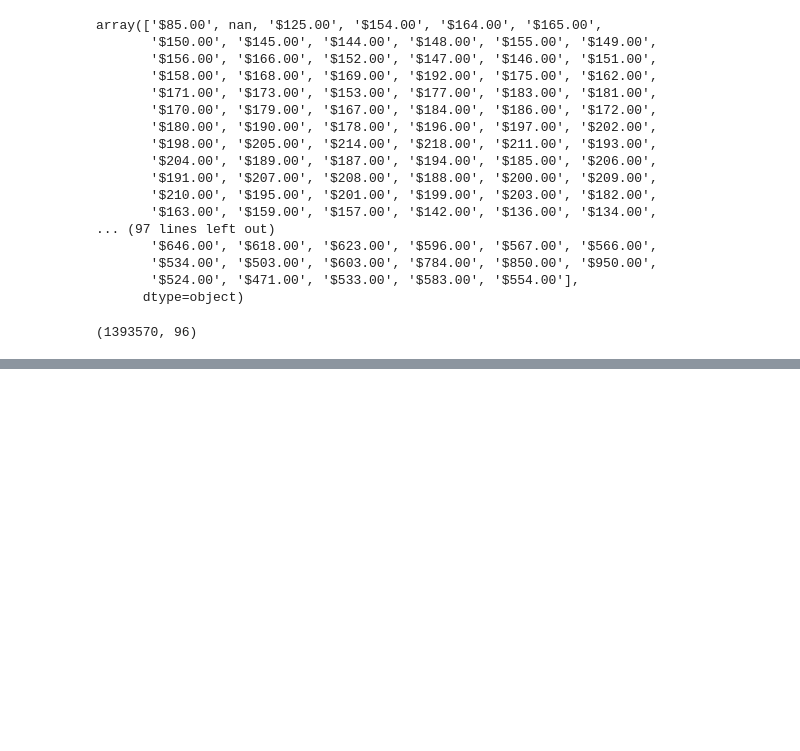
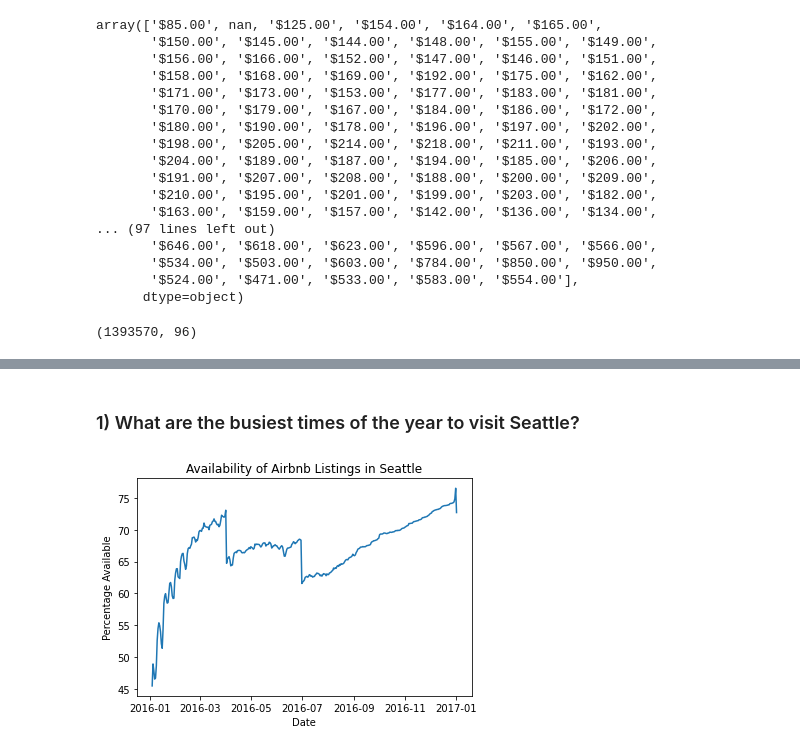
Before and after one commit to Naraendra-Reddy/Exploring-Seattle-Airbnb-Open-Data-Insights-and-Trends, a Jupyter notebook: Exploring_Seattle_Airbnb_Open_Data_Insights_and_Trends.ipynb, the cells around one changed output, grey strips where cells are left out. Drawn from its saved outputs; the diff is of its cells as text; code cells hidden in the pictures; blank space fills up the shorter version.

```diff
--- a/Exploring_Seattle_Airbnb_Open_Data_Insights_and_Trends.ipynb
+++ b/Exploring_Seattle_Airbnb_Open_Data_Insights_and_Trends.ipynb
@@ -334,0 +341,15 @@ temp_df.shape
+# %%
+# Merge the listings and calendar dataframes
+merged_df = pd.merge(listings_df[['id', 'price']], calendar_df, left_on='id', right_on='listing_id')
+
+# Replace NaN values in the price column with the value from the listings dataframe
+merged_df['price'] = merged_df['price_x'].fillna(merged_df['price_y'])
+
+# Drop the unnecessary columns
+merged_df.drop(['id', 'price_x', 'price_y', 'listing_id'], axis=1, inplace=True)
+
+# Convert the price column to a float
+merged_df['price'] = merged_df['price'].str.replace('$', '').str.replace(',', '').astype(float)
+
+# Set the date column as the index
+merged_df.set_index('date', inplace=True)
@@ -334,0 +363,2 @@ temp_df.shape
+# %%
+merged_df.index = pd.to_datetime(merged_df.index)
@@ -391,0 +489,16 @@ calendar_df.isna().sum().sum()
+# %% [markdown]
+### 1) What are the busiest times of the year to visit Seattle?
+# %%
+
+
+# Group calendar data by date and calculate availability percentage
+availability = merged_df.groupby('date')['available'].mean() * 100
+
+# Plot availability percentage over time
+plt.plot(availability)
+plt.title('Availability of Airbnb Listings in Seattle')
+plt.xlabel('Date')
+plt.ylabel('Percentage Available')
+plt.show()
+# %% [output]
+[figure, added]
```
Also changed, not shown: parts of 61 cells of this notebook.
